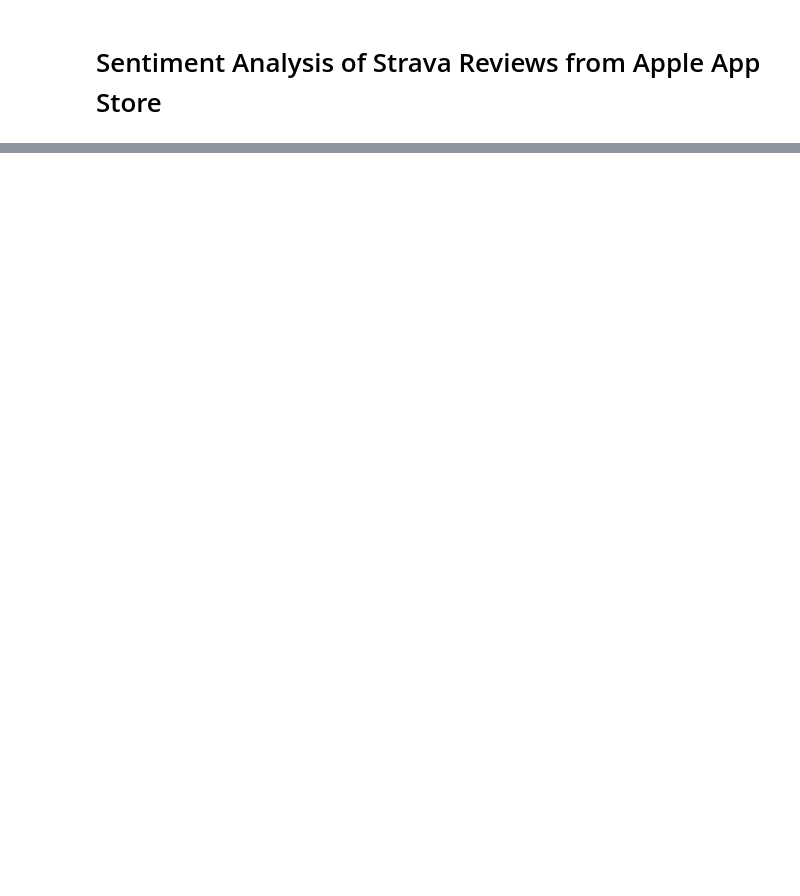
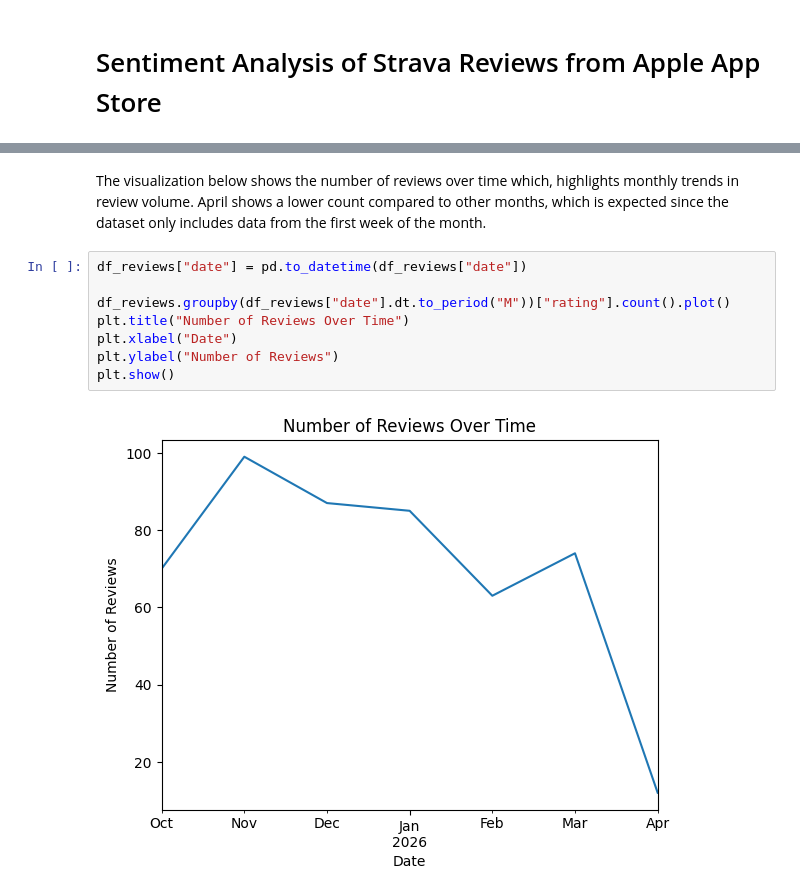
Before and after one commit to geoffreycloud/ios-app-review-insights, a Jupyter notebook: Sentiment_Analysis.ipynb, the cells around one changed output, grey strips where cells are left out. Saved outputs shown, nothing was run; the diff lists cells and outputs as text; blank space fills up the shorter version.

```diff
--- a/Sentiment_Analysis.ipynb
+++ b/Sentiment_Analysis.ipynb
@@ -29,0 +68,12 @@ display(df_reviews.head(10), df_reviews.describe(), df_reviews.shape)
+# %% [markdown]
+The visualization below shows the number of reviews over time which, highlights monthly trends in review volume. April shows a lower count compared to other months, which is expected since the dataset only includes data from the first week of the month.
+# %%
+df_reviews["date"] = pd.to_datetime(df_reviews["date"])
+
+df_reviews.groupby(df_reviews["date"].dt.to_period("M"))["rating"].count().plot()
+plt.title("Number of Reviews Over Time")
+plt.xlabel("Date")
+plt.ylabel("Number of Reviews")
+plt.show()
+# %% [output]
+[figure, added]
```
Also changed, not shown: parts of 9 cells of this notebook.
